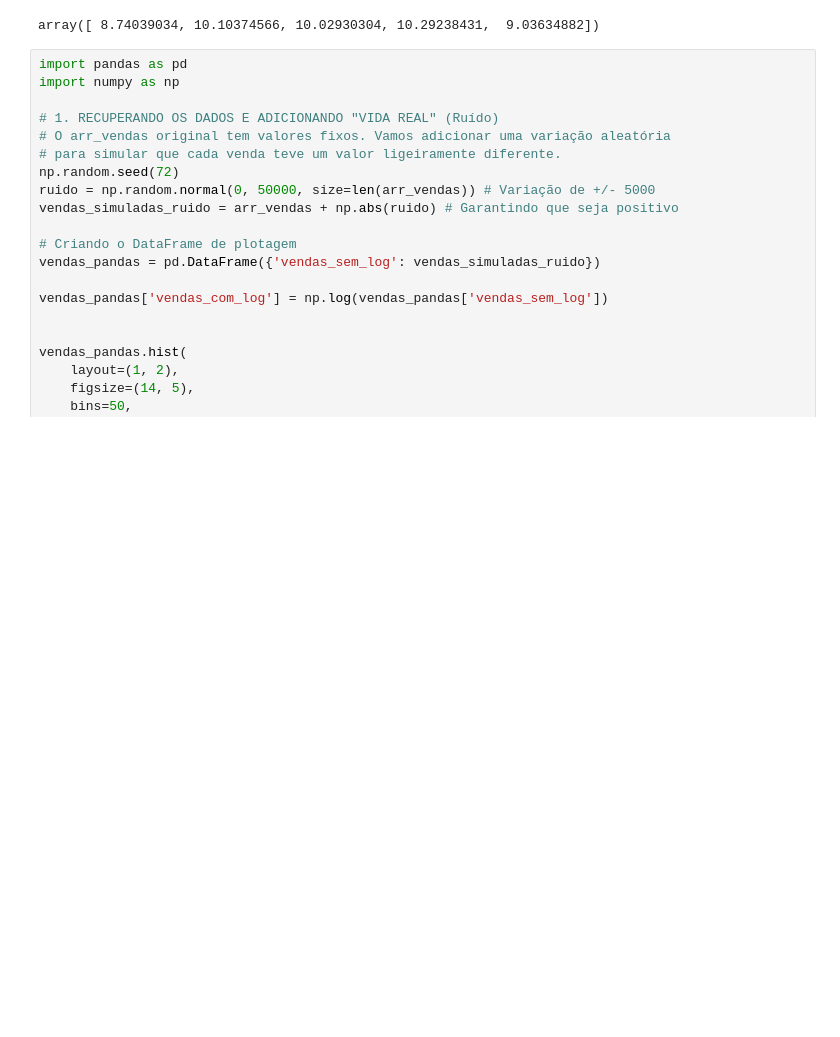
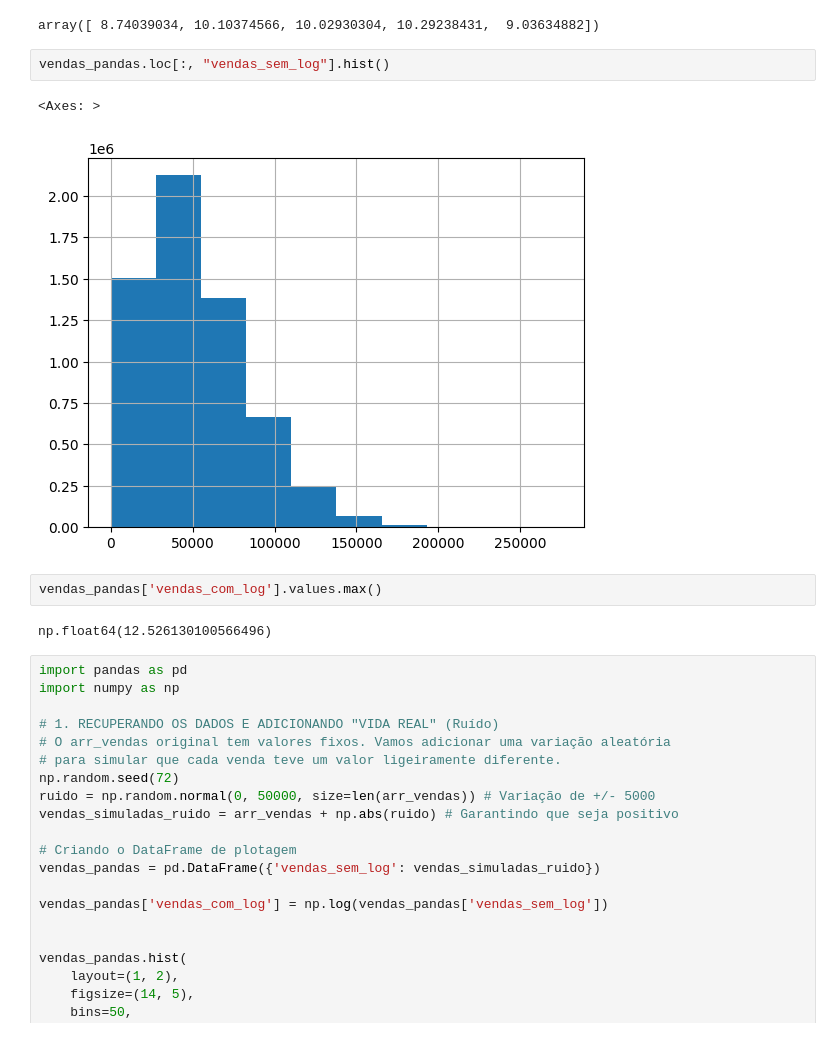
Before and after one commit to Alissonfelipe1234/trilha_dados_agibank, a Jupyter notebook: Modulo 2/aula 7/numpy.ipynb, the cells around one changed output. Cells and saved outputs as stored; diff of their text form; blank space fills up the shorter version.

```diff
--- a/Modulo 2/aula 7/numpy.ipynb
+++ b/Modulo 2/aula 7/numpy.ipynb
@@ -428,6 +440,15 @@ display(log_vendas[:5])
 # %% [output]
 array([ 6250.335 , 24434.361 , 22681.458 , 29507.0445,  8403.04  ])
 array([ 8.74039034, 10.10374566, 10.02930304, 10.29238431,  9.03634882])
+# %%
+vendas_pandas.loc[:, "vendas_sem_log"].hist()
+# %% [output]
+<Axes: >
+[figure, added]
+# %%
+vendas_pandas['vendas_com_log'].values.max()
+# %% [output]
+np.float64(12.526130100566496)
 # %%
 import pandas as pd
 import numpy as np
```
Also changed, not shown: parts of 6 cells of this notebook.
